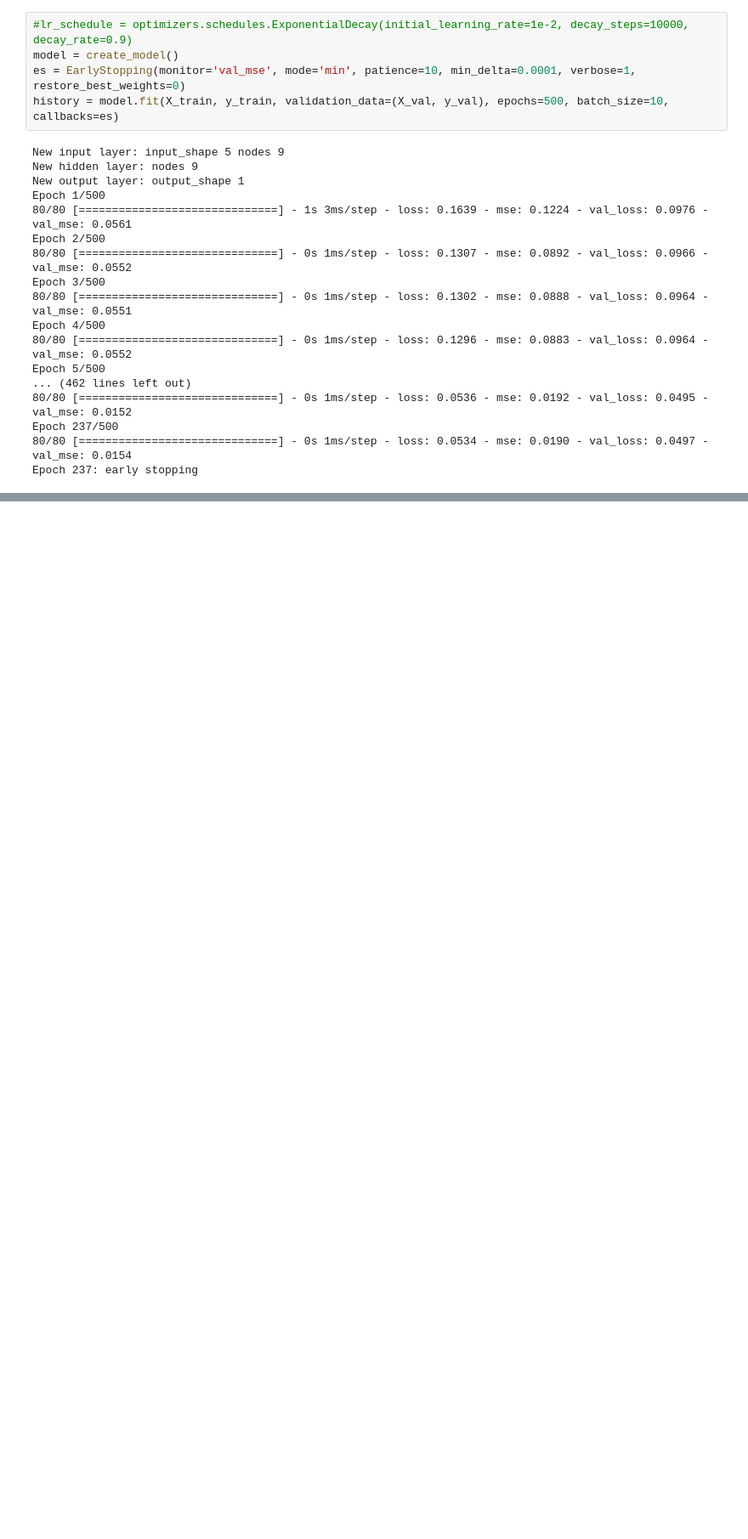
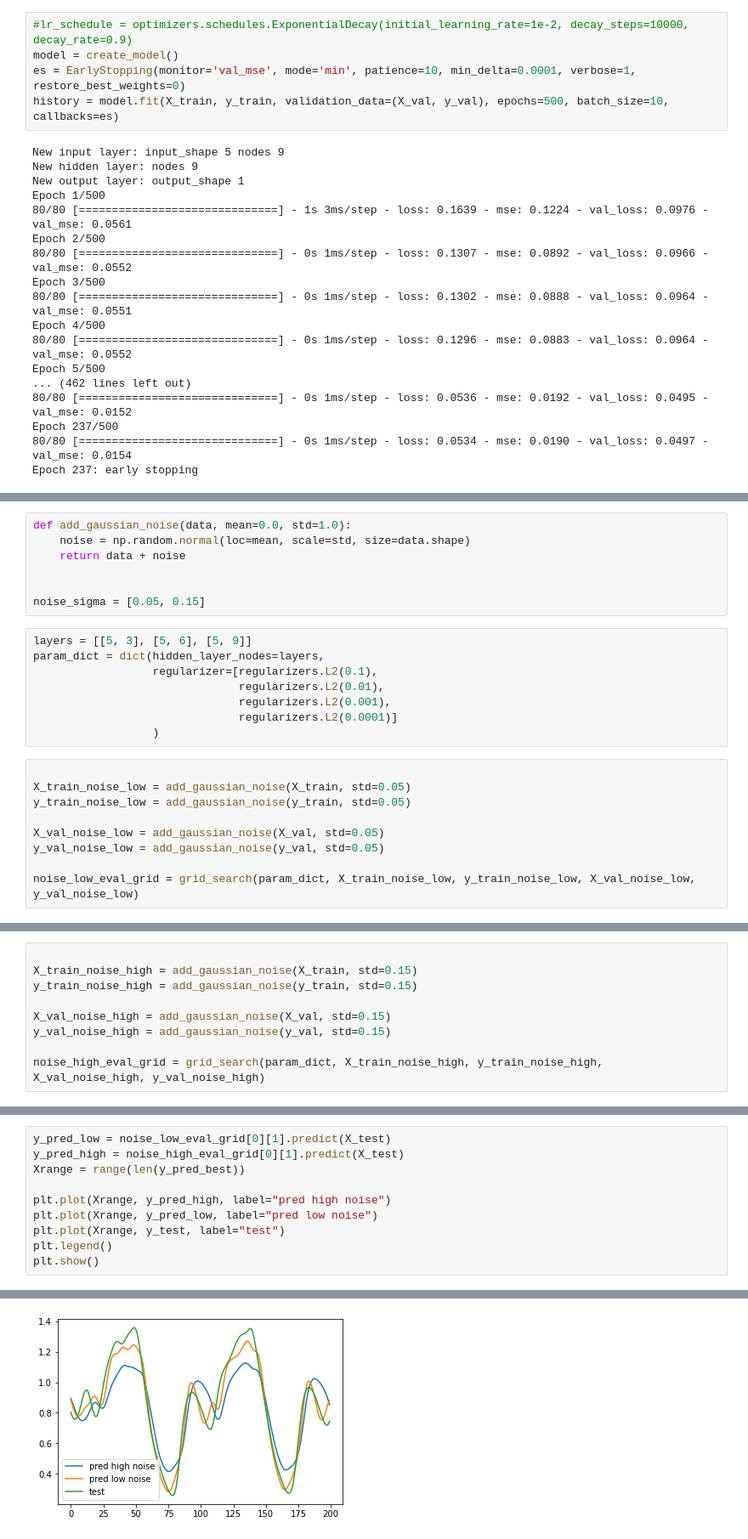
Before and after one commit to KevinArmbruster/ml_lab, a Jupyter notebook: Lab1b/Task 4.ipynb, the cells around one changed output, grey strips where cells are left out. Shown at 85% size. Drawn from its saved outputs; the diff is of its cells as text; blank space fills up the shorter version.

```diff
--- a/Lab1b/Task 4.ipynb
+++ b/Lab1b/Task 4.ipynb
@@ -229,0 +341,24 @@ plt.show()
+# %%
+def add_gaussian_noise(data, mean=0.0, std=1.0):
+    noise = np.random.normal(loc=mean, scale=std, size=data.shape)
+    return data + noise
+
+
+noise_sigma = [0.05, 0.15]
+# %%
+layers = [[5, 3], [5, 6], [5, 9]]
+param_dict = dict(hidden_layer_nodes=layers,
+                  regularizer=[regularizers.L2(0.1),
+                               regularizers.L2(0.01),
+                               regularizers.L2(0.001),
+                               regularizers.L2(0.0001)]
+                  )
+# %%
+
+X_train_noise_low = add_gaussian_noise(X_train, std=0.05)
+y_train_noise_low = add_gaussian_noise(y_train, std=0.05)
+
+X_val_noise_low = add_gaussian_noise(X_val, std=0.05)
+y_val_noise_low = add_gaussian_noise(y_val, std=0.05)
+
+noise_low_eval_grid = grid_search(param_dict, X_train_noise_low, y_train_noise_low, X_val_noise_low, y_val_noise_low)
@@ -229,0 +401,9 @@ plt.show()
+# %%
+
+X_train_noise_high = add_gaussian_noise(X_train, std=0.15)
+y_train_noise_high = add_gaussian_noise(y_train, std=0.15)
+
+X_val_noise_high = add_gaussian_noise(X_val, std=0.15)
+y_val_noise_high = add_gaussian_noise(y_val, std=0.15)
+
+noise_high_eval_grid = grid_search(param_dict, X_train_noise_high, y_train_noise_high, X_val_noise_high, y_val_noise_high)
@@ -229,0 +446,11 @@ plt.show()
+# %%
+y_pred_low = noise_low_eval_grid[0][1].predict(X_test)
+y_pred_high = noise_high_eval_grid[0][1].predict(X_test)
+Xrange = range(len(y_pred_best))
+
+plt.plot(Xrange, y_pred_high, label="pred high noise")
+plt.plot(Xrange, y_pred_low, label="pred low noise")
+plt.plot(Xrange, y_test, label="test")
+plt.legend()
+plt.show()
+# %% [output]
@@ -229,0 +459 @@ plt.show()
+[figure, added]
```
Also changed, not shown: parts of 23 cells of this notebook.
